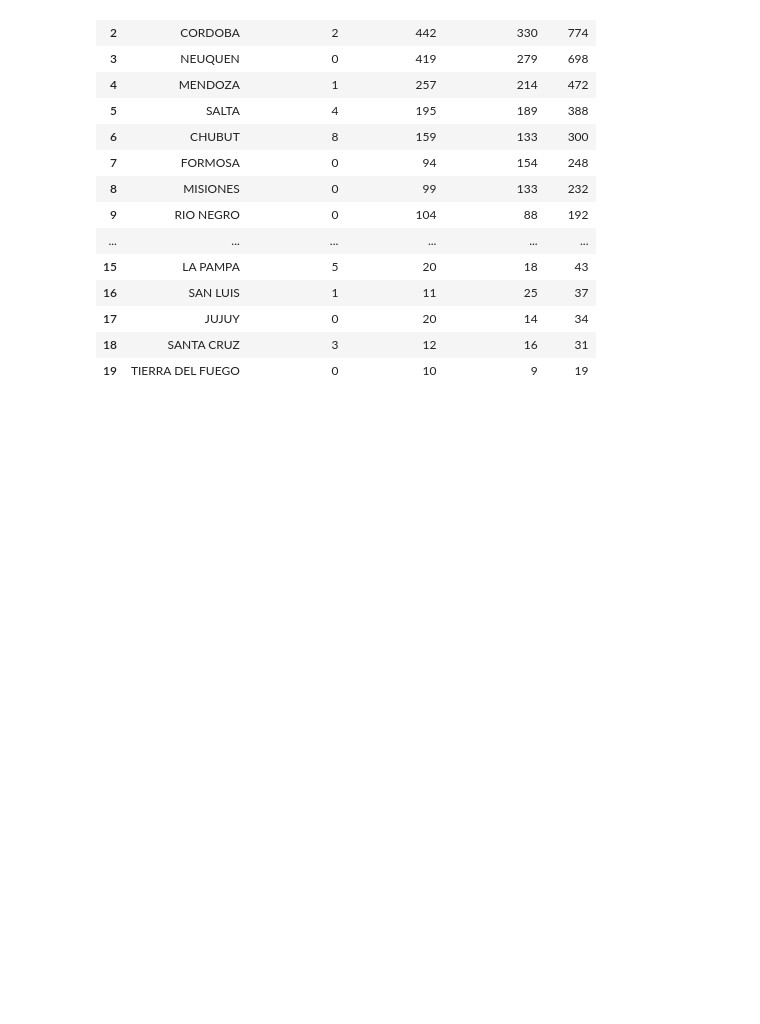
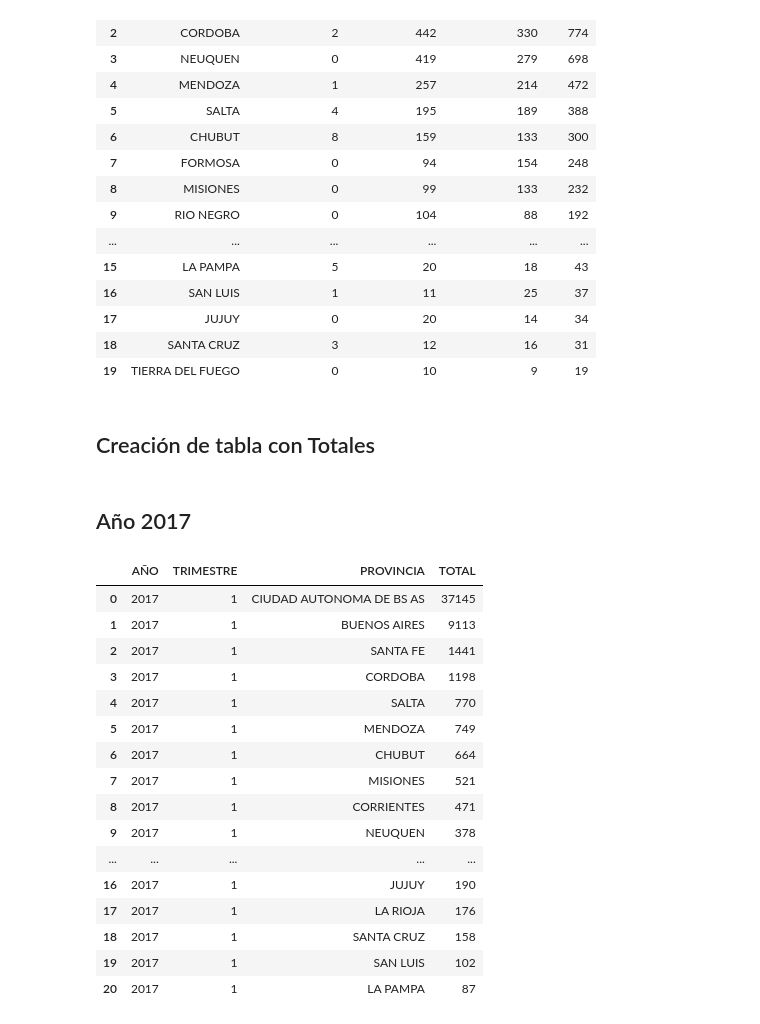
Before and after one commit to DATASCIENTISTSHENRY/PF_DataScience_Migraciones, a Jupyter notebook: EDA_ETL/ETL_EDA_Kpi_Amba.ipynb, the cells around one changed output. Saved outputs shown, nothing was run; the diff lists cells and outputs as text; code cells hidden in the pictures; blank space fills up the shorter version.

Commit message:
etl datos argentina

```diff
--- a/EDA_ETL/ETL_EDA_Kpi_Amba.ipynb
+++ b/EDA_ETL/ETL_EDA_Kpi_Amba.ipynb
@@ -328,3 +326,51 @@ df_residencias22020
 | 17 | JUJUY | 0 | 20 | 14 | 34 |
 | 18 | SANTA CRUZ | 3 | 12 | 16 | 31 |
 | 19 | TIERRA DEL FUEGO | 0 | 10 | 9 | 19 |
+# %% [markdown]
+## Creación de tabla con Totales
+# %%
+## Se crea una función para agregar columna año y fecha a cada dataset
+## se reordenan las columnas y se utlizan solo las necesarias
+# df sera el dataframe que se le ingresa
+# año sera el año que nesecitamos agregar
+#trimestre sera el trimestre que corresponde a ese año de la tabla
+
+
+def agregar_año_trimestre(df, año, trimestre):
+    # Copiar el DataFrame para evitar modificar el original
+    df = df.copy()
+
+    # Agregar las columnas de AÑO y TRIMESTRE con los valores proporcionados
+    df['AÑO'] = año
+    df['TRIMESTRE'] = trimestre
+
+    # Reordenar las columnas y eliminar las columnas no deseadas
+    df = df[['AÑO', 'TRIMESTRE','PROVINCIA', 'TOTAL']]
+
+
+    return df
+# %% [markdown]
+## Año 2017
+# %%
+residencias_1_2017= agregar_año_trimestre(df_residencias12017, año=2017, trimestre=1)
+residencias_1_2017.to_csv("../DATASETS_ARGENTINA/residencias_1_2017.csv", index= False)
+# %%
+residencias_1_2017
+# %% [output]
+|  | AÑO | TRIMESTRE | PROVINCIA | TOTAL |
+| 0 | 2017 | 1 | CIUDAD AUTONOMA DE BS AS | 37145 |
+| 1 | 2017 | 1 | BUENOS AIRES | 9113 |
+| 2 | 2017 | 1 | SANTA FE | 1441 |
+| 3 | 2017 | 1 | CORDOBA | 1198 |
+| 4 | 2017 | 1 | SALTA | 770 |
+| 5 | 2017 | 1 | MENDOZA | 749 |
+| 6 | 2017 | 1 | CHUBUT | 664 |
+| 7 | 2017 | 1 | MISIONES | 521 |
+| 8 | 2017 | 1 | CORRIENTES | 471 |
+| 9 | 2017 | 1 | NEUQUEN | 378 |
+| ... | ... | ... | ... | ... |
+| 16 | 2017 | 1 | JUJUY | 190 |
+| 17 | 2017 | 1 | LA RIOJA | 176 |
+| 18 | 2017 | 1 | SANTA CRUZ | 158 |
+| 19 | 2017 | 1 | SAN LUIS | 102 |
+| 20 | 2017 | 1 | LA PAMPA | 87 |
```
Also changed, not shown: parts of 33 cells of this notebook, 16 other files.
